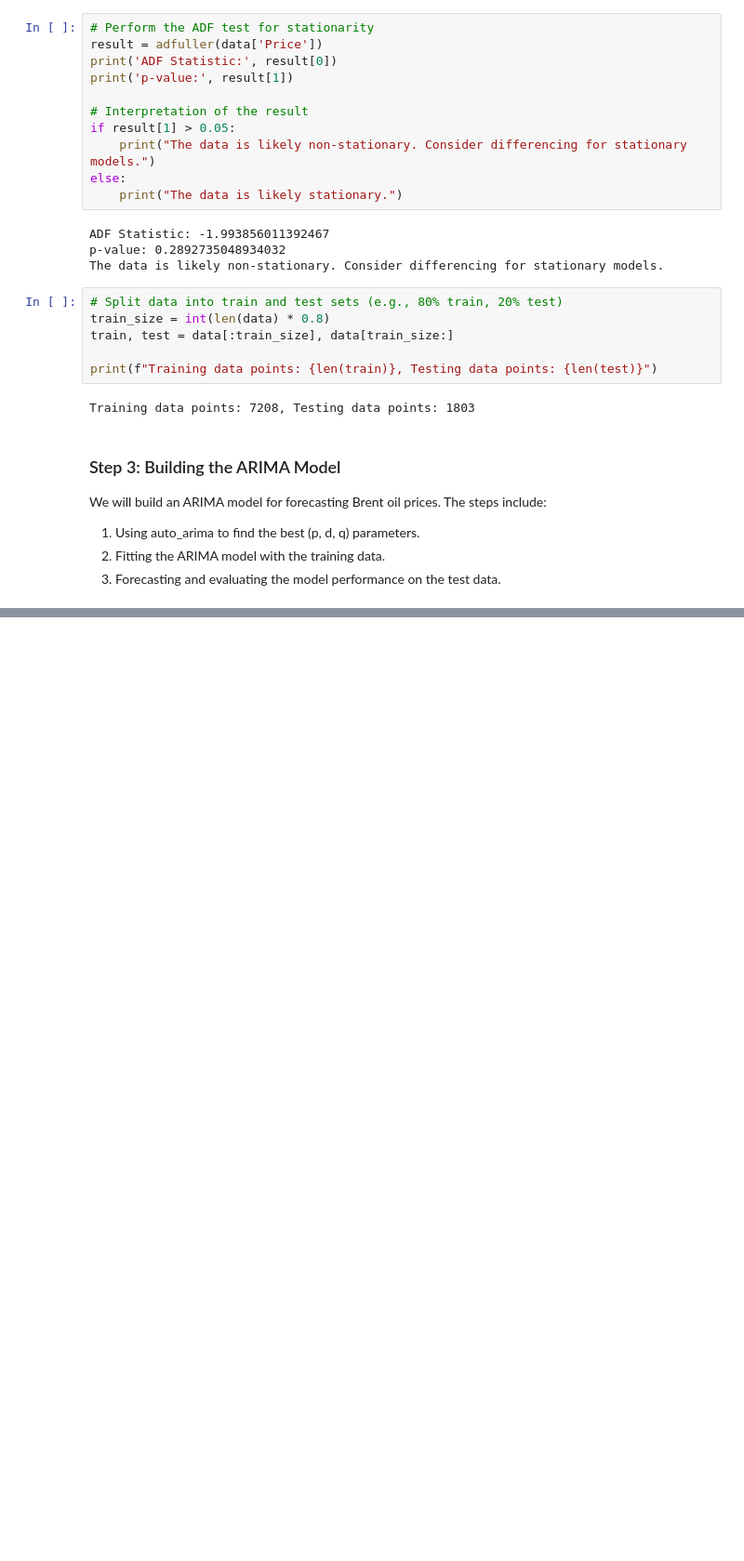
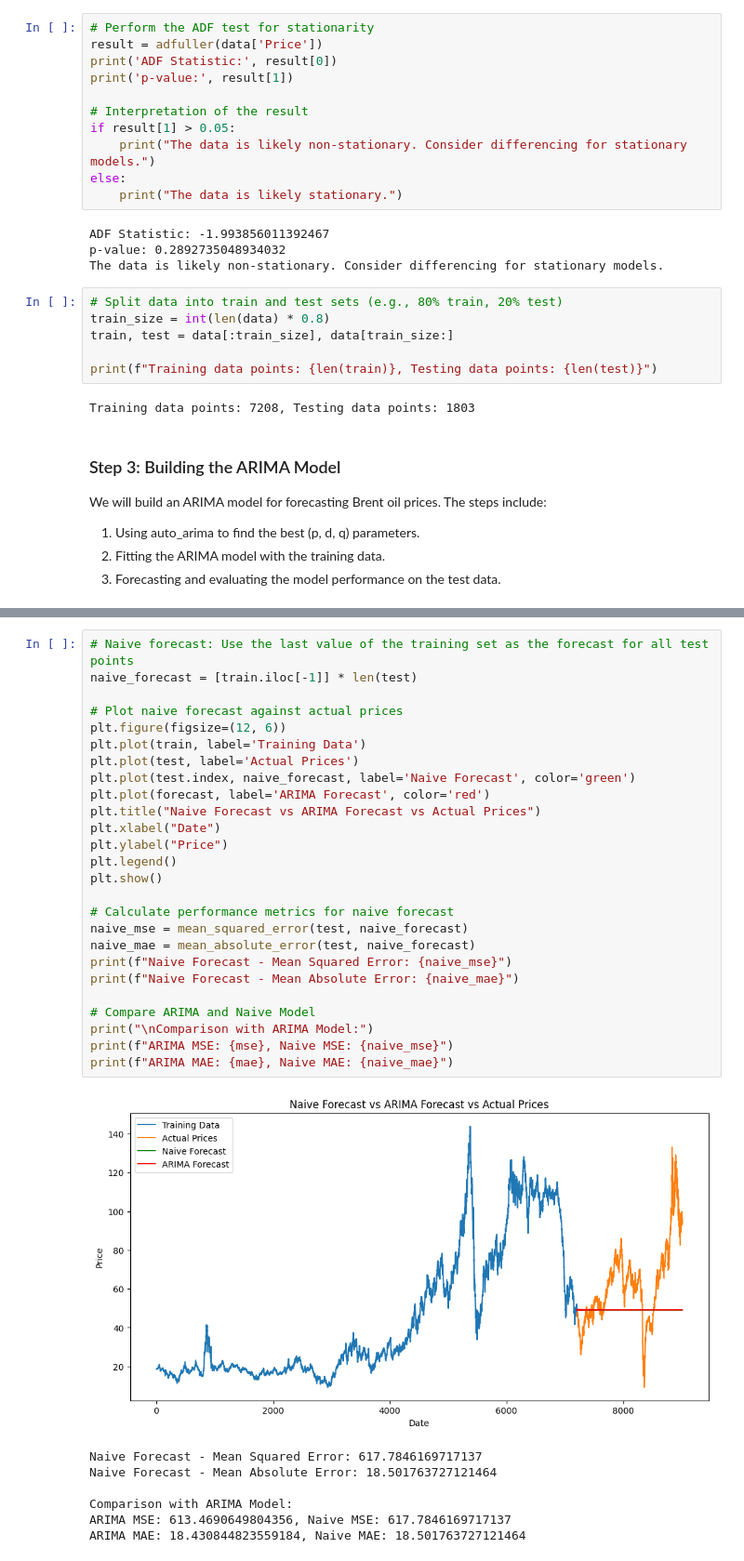
Before and after one commit to Ermi23/Oil-Price-Insights, a Jupyter notebook: notebooks/forecasting_model.ipynb, the cells around one changed output, grey strips where cells are left out. Shown at 93% size. Saved outputs shown, nothing was run; the diff lists cells and outputs as text; blank space fills up the shorter version.

```diff
--- a/notebooks/forecasting_model.ipynb
+++ b/notebooks/forecasting_model.ipynb
@@ -99,0 +161,34 @@ NameError: name 'forecast' is not defined
+# %%
+# Naive forecast: Use the last value of the training set as the forecast for all test points
+naive_forecast = [train.iloc[-1]] * len(test)
+
+# Plot naive forecast against actual prices
+plt.figure(figsize=(12, 6))
+plt.plot(train, label='Training Data')
+plt.plot(test, label='Actual Prices')
+plt.plot(test.index, naive_forecast, label='Naive Forecast', color='green')
+plt.plot(forecast, label='ARIMA Forecast', color='red')
+plt.title("Naive Forecast vs ARIMA Forecast vs Actual Prices")
+plt.xlabel("Date")
+plt.ylabel("Price")
+plt.legend()
+plt.show()
+
+# Calculate performance metrics for naive forecast
+naive_mse = mean_squared_error(test, naive_forecast)
+naive_mae = mean_absolute_error(test, naive_forecast)
+print(f"Naive Forecast - Mean Squared Error: {naive_mse}")
+print(f"Naive Forecast - Mean Absolute Error: {naive_mae}")
+
+# Compare ARIMA and Naive Model
+print("\nComparison with ARIMA Model:")
+print(f"ARIMA MSE: {mse}, Naive MSE: {naive_mse}")
+print(f"ARIMA MAE: {mae}, Naive MAE: {naive_mae}")
+# %% [output]
+[figure, added]
+Naive Forecast - Mean Squared Error: 617.7846169717137
+Naive Forecast - Mean Absolute Error: 18.501763727121464
+
+Comparison with ARIMA Model:
+ARIMA MSE: 613.4690649804356, Naive MSE: 617.7846169717137
+ARIMA MAE: 18.430844823559184, Naive MAE: 18.501763727121464
```
Also changed, not shown: parts of 7 cells of this notebook.
